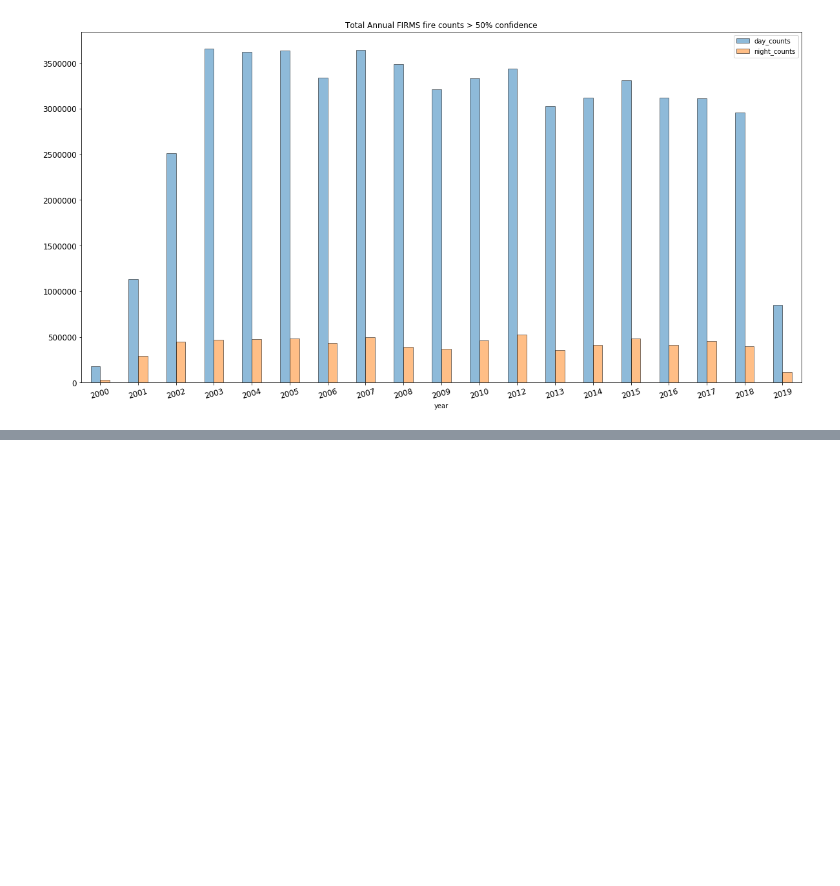
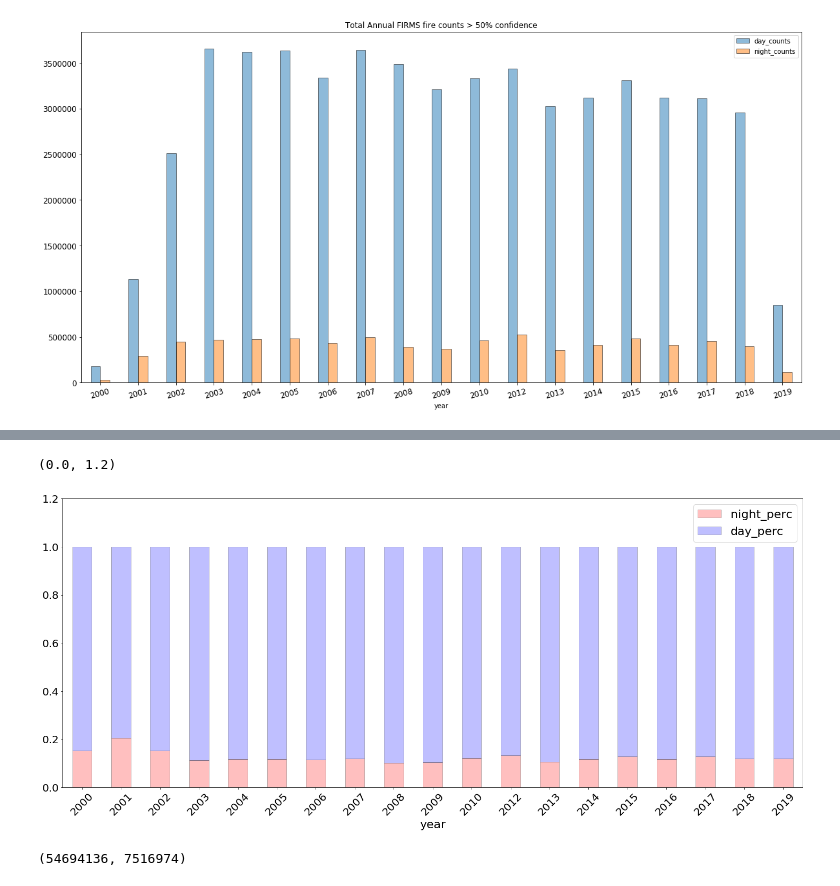
Before and after one commit to earthlab/night_fire, a Jupyter notebook: notebooks/load_pickle.ipynb, the cells around one changed output, grey strips where cells are left out. Saved outputs shown, nothing was run; the diff lists cells and outputs as text; code cells hidden in the pictures; blank space fills up the shorter version.

```diff
--- a/notebooks/load_pickle.ipynb
+++ b/notebooks/load_pickle.ipynb
@@ -69,0 +103,13 @@ df.plot(kind='bar', x='year', y=['day_counts', 'night_counts'],
+# %%
+ax=df_perc.plot(kind='bar', x='year', y=['night_perc', 'day_perc'], rot=45, stacked=True,
+            figsize=(25,10), fontsize=20, alpha=0.25, edgecolor='k', color=['r', 'b'])
+plt.xlabel('year', fontsize=22)
+plt.legend(fontsize=22)
+plt.ylim(0.0, 1.2)
+# %% [output]
+(0.0, 1.2)
+[figure, added]
+# %%
+df_perc.day_counts.sum(), df_perc.night_counts.sum()
+# %% [output]
+(54694136, 7516974)
```
Also changed, not shown: parts of 6 cells of this notebook, 6 other files.
